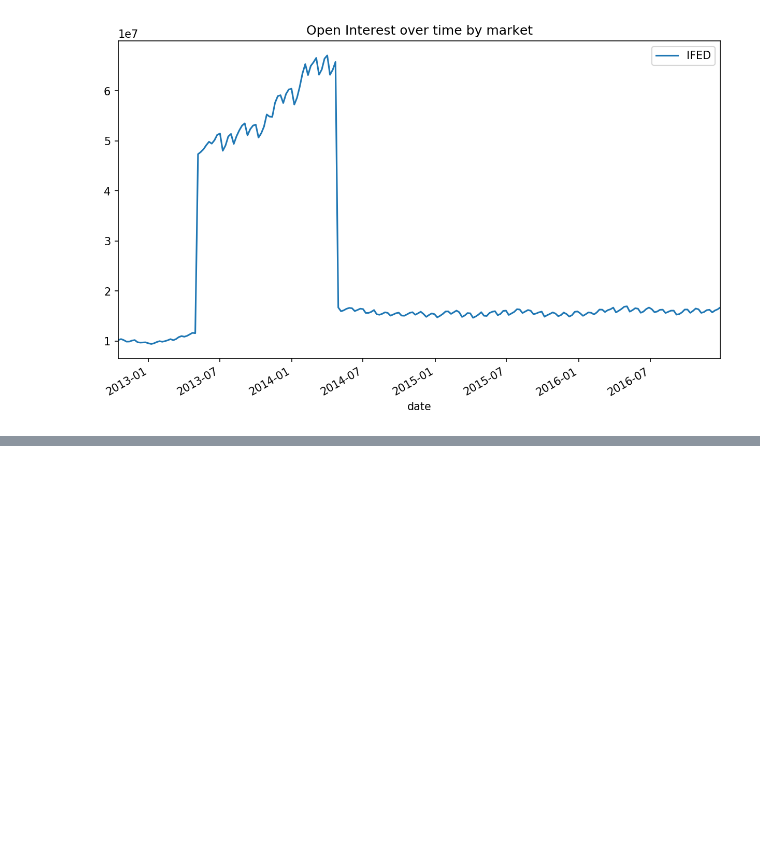
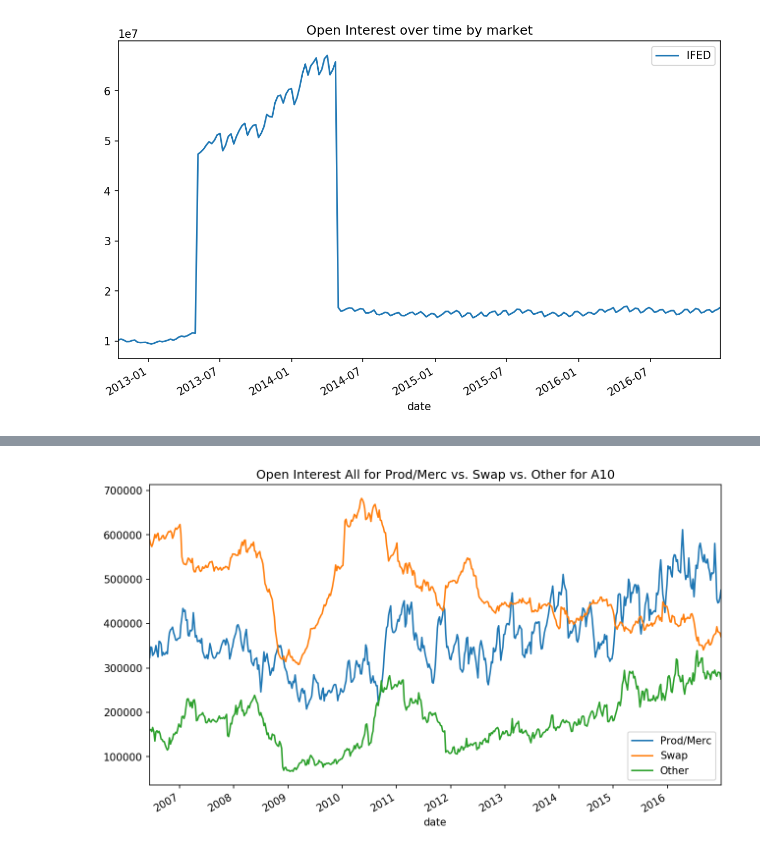
Before and after one commit to gvacaliuc/thehotcommodity, a Jupyter notebook: notebooks/ryan_k-eda.ipynb, the cells around one changed output, grey strips where cells are left out. Saved outputs shown, nothing was run; the diff lists cells and outputs as text; code cells hidden in the pictures; blank space fills up the shorter version.

```diff
--- a/notebooks/ryan_k-eda.ipynb
+++ b/notebooks/ryan_k-eda.ipynb
@@ -183,0 +238,5 @@ To do this, you'll likely need to select a subset of your dataset, transform it
+# %%
+# A10
+plot_prod_merc_swap_other(df, 'A10')
+# %% [output]
+[figure, added]
```
Also changed, not shown: parts of 16 cells of this notebook.
